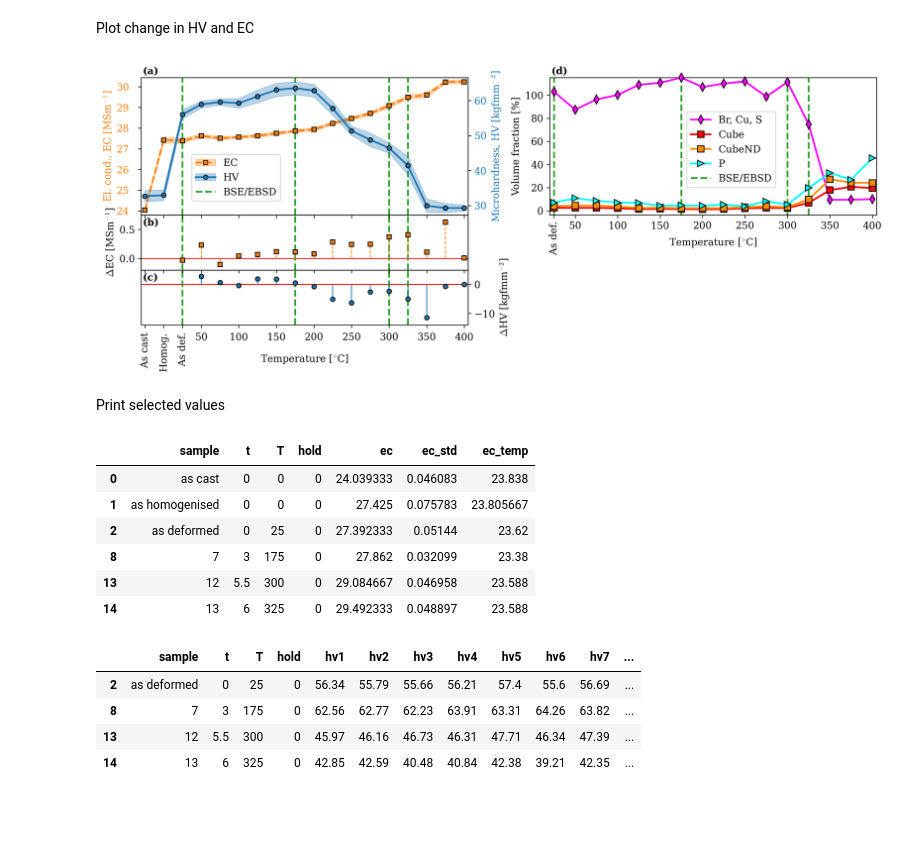
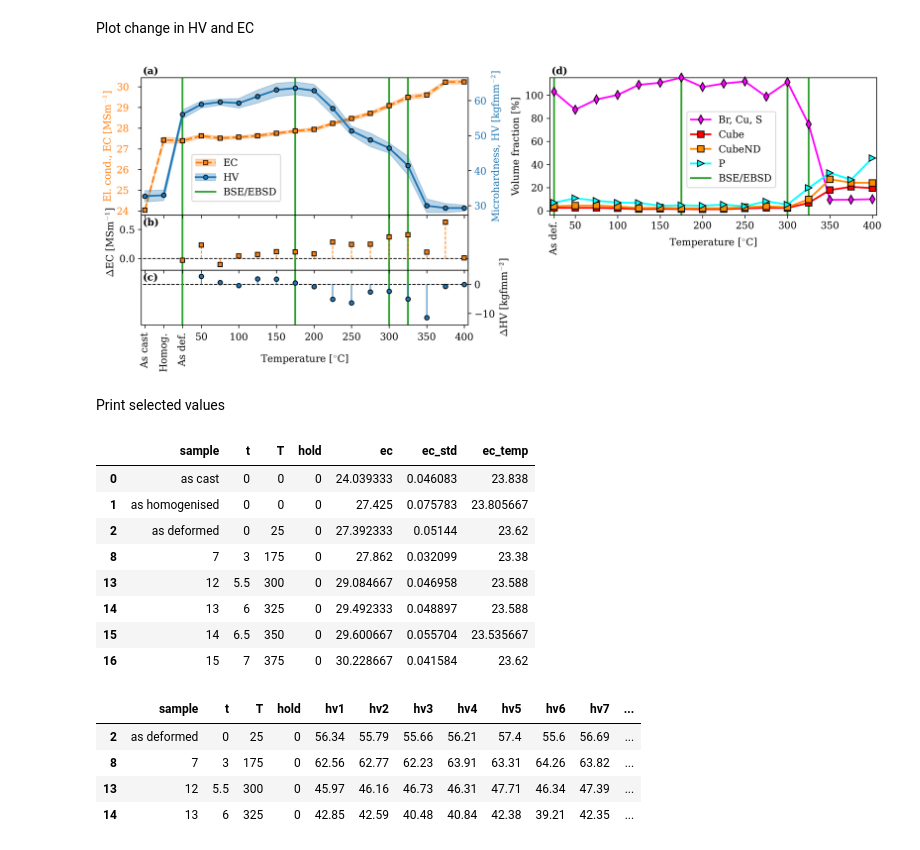
Before and after one commit to hakonanes/p-texture-al-mn-alloys, a Jupyter notebook: notebooks/figures_in_paper.ipynb, the cells around one changed output. Drawn from its saved outputs; the diff is of its cells as text; code cells hidden in the pictures; blank space fills up the shorter version.

```diff
--- a/notebooks/figures_in_paper.ipynb
+++ b/notebooks/figures_in_paper.ipynb
@@ -126,7 +126,7 @@ texture = get_data_frame(data["Ark2"])[:-1]
 Plot change in HV and EC
 # %%
 line_kw = dict(lw=2)
-bse_ebsd_kw = dict(color="C2", linestyle="--", zorder=0)
+bse_ebsd_kw = dict(color="C2", linestyle="-", zorder=0)
 bse_ebsd_kw.update(line_kw)
 
 # EC/HV diff.
@@ -179,14 +179,14 @@ ax0_hv.set_frame_on(False)
 # Plot EC difference
 markerline1, *_ = ax1.stem(ec.index, ec_diff, bottom=0, linefmt="--" + ec_color, markerfmt=ec_color + "s", basefmt="none")
 markerline1.set_markeredgecolor("k")
-ax1.plot([-10, 20], [0, 0], zorder=0, color="r")
+ax1.plot([-10, 20], [0, 0], "k--", zorder=0)
 ax1.set_ylim(-0.2, 0.75)
 ax1.set_ylabel("$\Delta$EC [MSm$^{-1}$]")
 
 # Plot HV difference
 markerline2, *_ = ax2.stem(hv.index, hv_diff, bottom=0, linefmt="-" + hv_color, markerfmt=hv_color + "o", basefmt="none")
 markerline2.set_markeredgecolor("k")
-ax2.plot([-10, 20], [0, 0], zorder=0, color="r")
+ax2.plot([-10, 20], [0, 0], "k--", zorder=0)
 ax2.set_ylim(-14, 5)
 ax2.set_ylabel("$\Delta$HV [kgfmm$^{-2}$]")
 
@@ -288,38 +288,38 @@ ax3.set_ylim(y_lim)
 
 ax3.set_xlabel("Temperature [$^{\circ}$C]", labelpad=-20)
 ax3.set_ylabel("Volume fraction [%]")
 
 # Tick parameters
 ax3.set_xlim([texture.index.start - 0.2, texture.index.stop - 0.8])
 ax3.set_xticks(xtick_loc1)
 ax3.set_xticklabels(xtick_labels1)
 for label, rot in zip(ax3.get_xmajorticklabels(), xtick_rotations):
     label.set_rotation(rot)
 
 # Conditions studied by BSE/EBSD
 conditions = [0, 6, 11, 12]
 for condition in conditions:
     if condition == conditions[-1]:
         label = "BSE/EBSD"
     else:
         label=None
     ax3.axvline(condition, label=label, **bse_ebsd_kw)
 
 # Legend
 ax3.legend(loc=(0.42, 0.2))
 
 # Subfigure label
 ax3.text(0.005, 1.01, "(d)", transform=ax3.transAxes, **title_kw)
 
 # Save figure
 fig.subplots_adjust(wspace=0.25, hspace=0)
 fig.savefig(os.path.join(dir_article, "rx_kinetics/ec_hv_volume_fractions.pdf"), **savefig_kw)
 # %% [output]
-[figure, old version]
+[figure, new version]
 # %% [markdown]
 Print selected values
 # %%
-ec.iloc[[0, 1, 2, 8, 13, 14]]
+ec.iloc[[0, 1, 2, 8, 13, 14, 15, 16]]
 # %% [output]
 |  | sample | t | T | hold | ec | ec_std | ec_temp |
 | 0 | as cast | 0 | 0 | 0 | 24.039333 | 0.046083 | 23.838 |
@@ -328,6 +328,8 @@ ec.iloc[[0, 1, 2, 8, 13, 14]]
 | 8 | 7 | 3 | 175 | 0 | 27.862 | 0.032099 | 23.38 |
 | 13 | 12 | 5.5 | 300 | 0 | 29.084667 | 0.046958 | 23.588 |
 | 14 | 13 | 6 | 325 | 0 | 29.492333 | 0.048897 | 23.588 |
+| 15 | 14 | 6.5 | 350 | 0 | 29.600667 | 0.055704 | 23.535667 |
+| 16 | 15 | 7 | 375 | 0 | 30.228667 | 0.041584 | 23.62 |
 # %%
 hv.iloc[[2, 8, 13, 14]]
 # %% [output]
```
Also changed, not shown: parts of 4 cells of this notebook.
